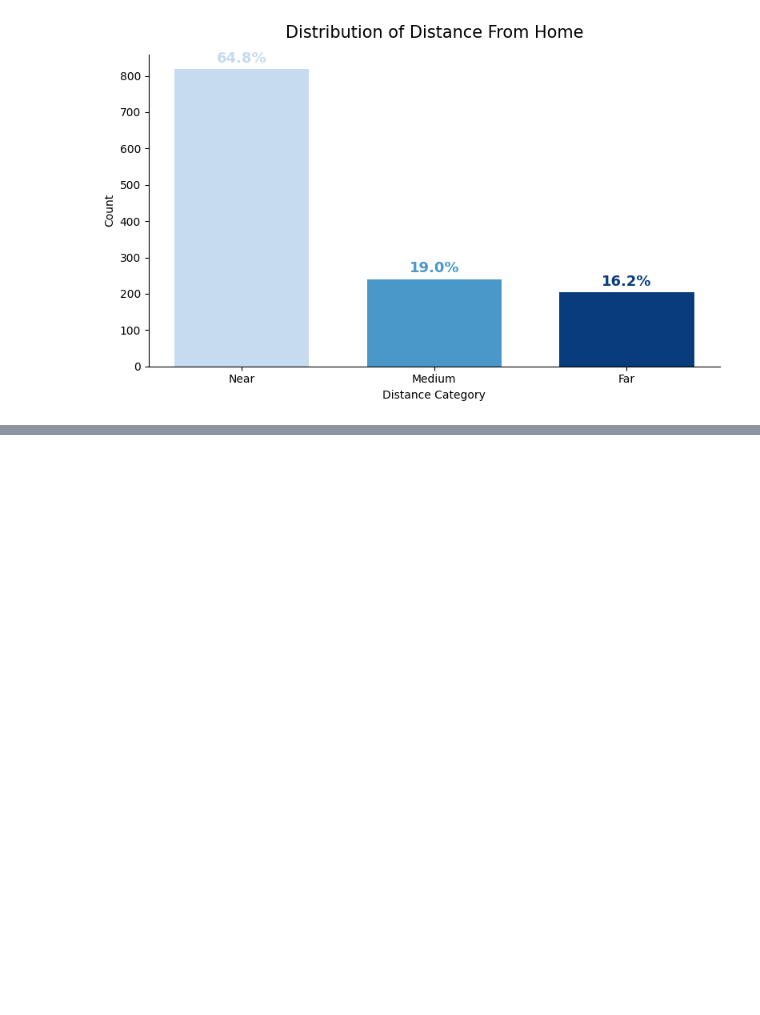
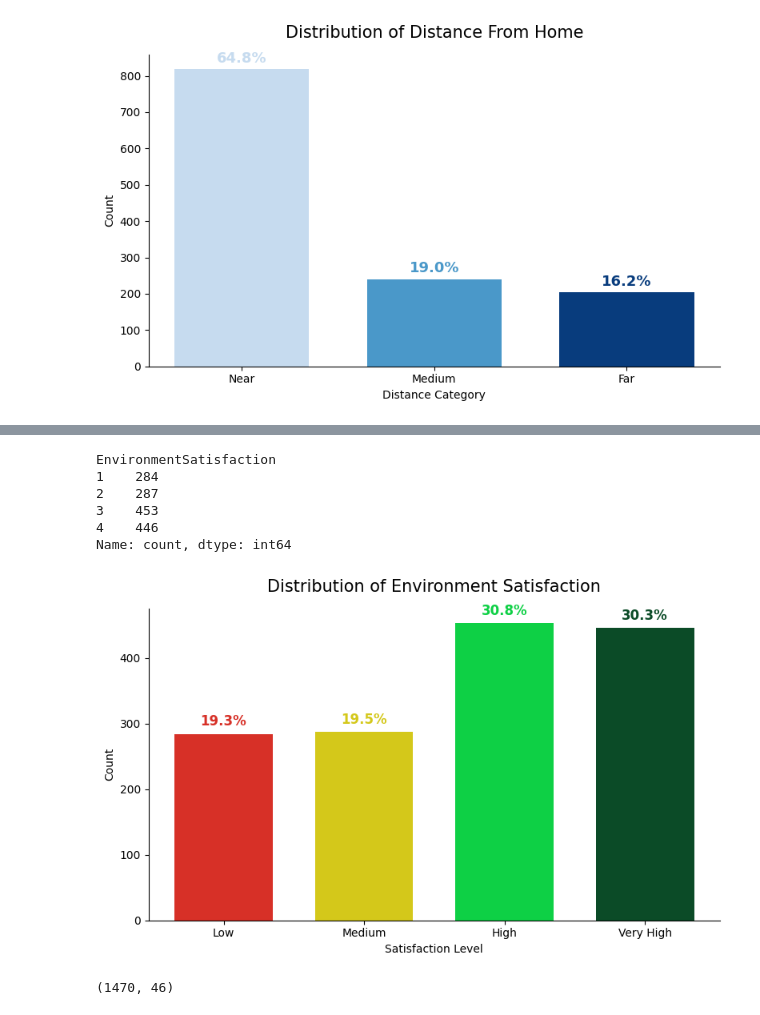
Before and after one commit to nawarfathi/HR, a Jupyter notebook: WA_fn.ipynb, the cells around one changed output, grey strips where cells are left out. Cells and saved outputs as stored; diff of their text form; code cells hidden in the pictures; blank space fills up the shorter version.

```diff
--- a/WA_fn.ipynb
+++ b/WA_fn.ipynb
@@ -506,0 +616,70 @@ plt.show()
+# %%
+df['EnvironmentSatisfaction'].value_counts().sort_index()
+# %% [output]
+EnvironmentSatisfaction
+1    284
+2    287
+3    453
+4    446
+Name: count, dtype: int64
+# %%
+
+
+env_counts = df['EnvironmentSatisfaction'].value_counts().sort_index()
+
+labels = ['Low', 'Medium', 'High', 'Very High']
+percentages = env_counts / env_counts.sum() * 100
+
+colors = [
+    '#d73027',  # Low
+    "#d4c81a",  # Medium
+    "#0ed045",  # High
+    "#0b4b27"   # Very High
+]
+
+fig, ax = plt.subplots(figsize=(8,5))
+
+bars = ax.bar(
+    labels,
+    env_counts.values,
+    color=colors,
+    width=0.7
+)
+
+# درصدها
+for bar, pct in zip(bars, percentages):
+    ax.text(
+        bar.get_x() + bar.get_width()/2,
+        bar.get_height() + 8,
+        f'{pct:.1f}%',
+        ha='center',
+        va='bottom',
+        fontsize=12,
+        fontweight='bold',
+        color=bar.get_facecolor()
+    )
+
+ax.set_title(
+    'Distribution of Environment Satisfaction',
+    fontsize=15,
+    pad=15
+)
+
+ax.set_xlabel('Satisfaction Level')
+ax.set_ylabel('Count')
+
+
+ax.spines['top'].set_visible(False)
+ax.spines['right'].set_visible(False)
+
+
+ax.grid(False)
+
+plt.tight_layout()
+plt.show()
+# %% [output]
+[figure, added]
+# %%
+df.shape
+# %% [output]
+(1470, 46)
```
Also changed, not shown: parts of 13 cells of this notebook, 1 other file.
